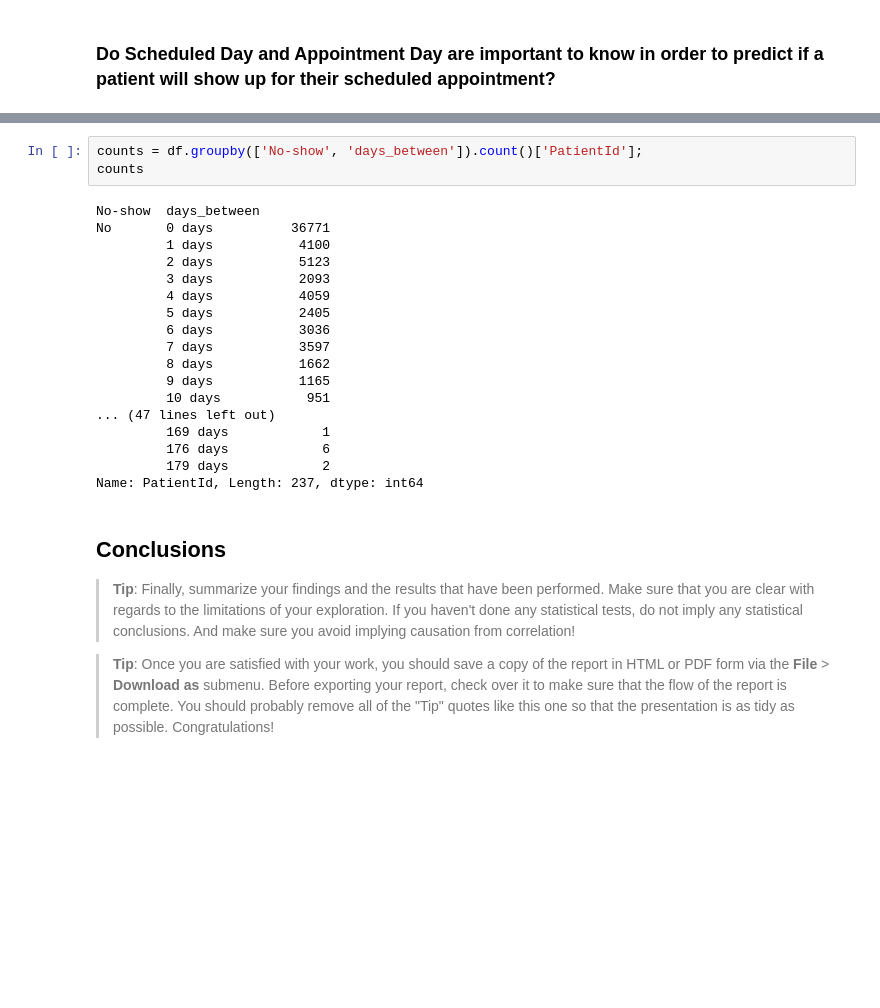
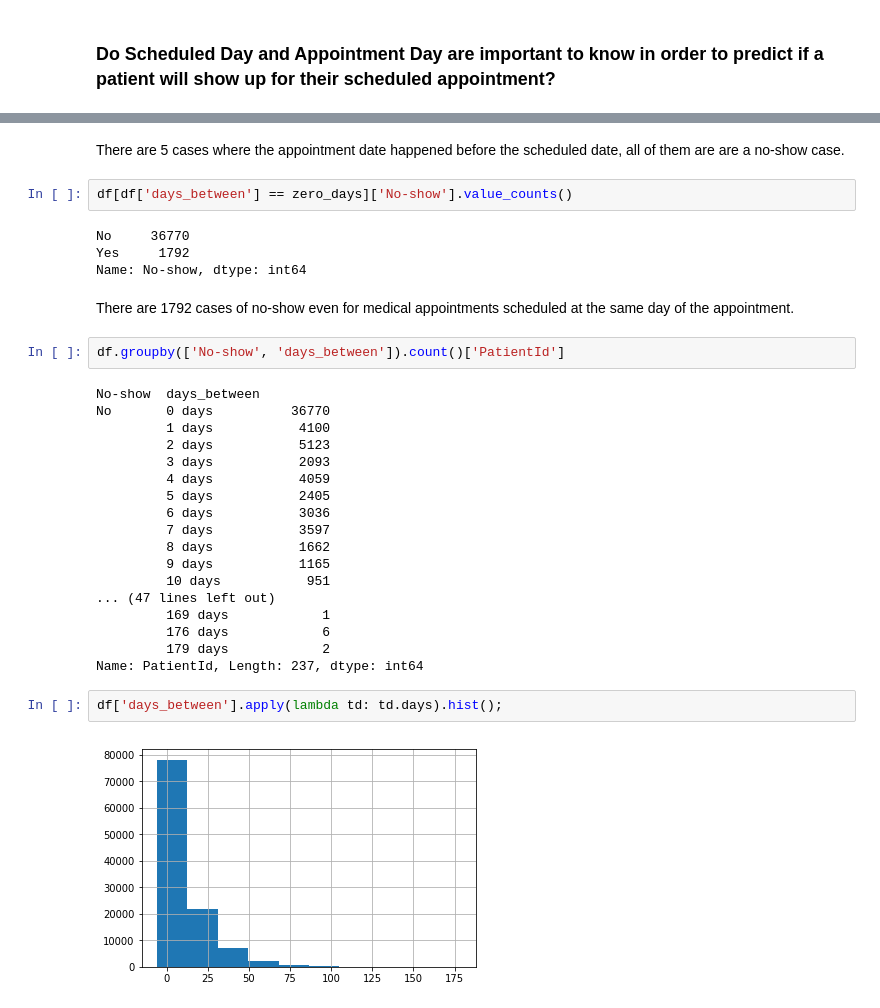
Before and after one commit to diegourban/no-show, a Jupyter notebook: no_show.ipynb, the cells around one changed output, grey strips where cells are left out. Saved outputs shown, nothing was run; the diff lists cells and outputs as text; blank space fills up the shorter version.

Commit message:
Conclusions

```diff
--- a/no_show.ipynb
+++ b/no_show.ipynb
@@ -280,9 +312,18 @@ df['days_between'] = df[['ScheduledDay', 'AppointmentDay']].apply(lambda row: ro
+# %% [markdown]
+There are 5 cases where the appointment date happened before the scheduled date, all of them are are a no-show case.
+# %%
+df[df['days_between'] == zero_days]['No-show'].value_counts()
+# %% [output]
+No     36770
+Yes     1792
+Name: No-show, dtype: int64
+# %% [markdown]
+There are 1792 cases of no-show even for medical appointments scheduled at the same day of the appointment.
 # %%
-counts = df.groupby(['No-show', 'days_between']).count()['PatientId'];
-counts
+df.groupby(['No-show', 'days_between']).count()['PatientId']
 # %% [output]
 No-show  days_between
-No       0 days          36771
+No       0 days          36770
          1 days           4100
          2 days           5123
          3 days           2093
@@ -298,10 +339,7 @@ No       0 days          36771
          176 days            6
          179 days            2
 Name: PatientId, Length: 237, dtype: int64
-# %% [markdown]
-<a id='conclusions'></a>
-## Conclusions
-
-> **Tip**: Finally, summarize your findings and the results that have been performed. Make sure that you are clear with regards to the limitations of your exploration. If you haven't done any statistical tests, do not imply any statistical conclusions. And make sure you avoid implying causation from correlation!
-
-> **Tip**: Once you are satisfied with your work, you should save a copy of the report in HTML or PDF form via the **File** > **Download as** submenu. Before exporting your report, check over it to make sure that the flow of the report is complete. You should probably remove all of the "Tip" quotes like this one so that the presentation is as tidy as possible. Congratulations!
+# %%
+df['days_between'].apply(lambda td: td.days).hist();
+# %% [output]
+[figure, added]
```
Also changed, not shown: parts of 19 cells of this notebook.
